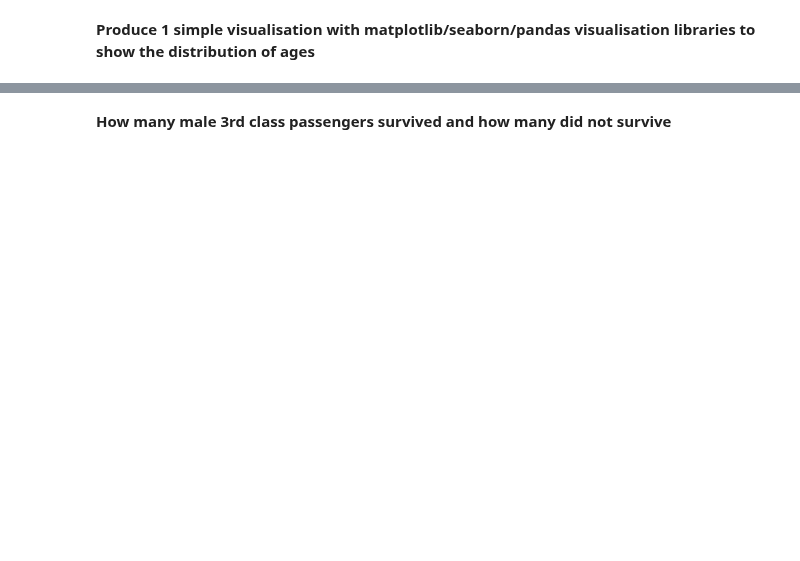
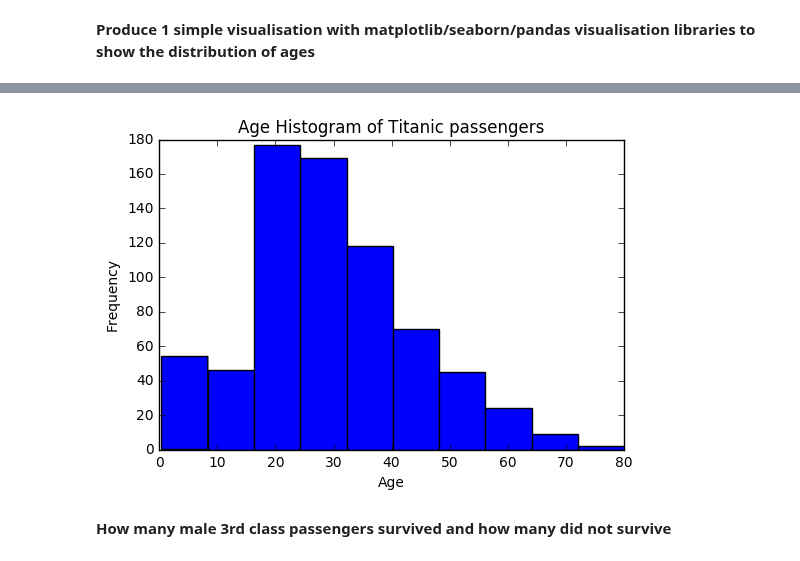
Before and after one commit to alasdaird/SYD_DAT_6, a Jupyter notebook: homework/Homework2_muhsinkarim.ipynb, the cells around one changed output, grey strips where cells are left out. Cells and saved outputs as stored; diff of their text form; code cells hidden in the pictures; blank space fills up the shorter version.

```diff
--- a/homework/Homework2_muhsinkarim.ipynb
+++ b/homework/Homework2_muhsinkarim.ipynb
@@ -118,2 +50,16 @@ IndentationError: unexpected indent (<ipython-input-16-416b478fca7c>, line 8)
+# %%
+%matplotlib inline
+
+import numpy as np
+import matplotlib.pyplot as plt
+
+## matplotlib
+plt.hist(titanic.Age[~np.isnan(titanic.Age)])
+plt.title("Age Histogram of Titanic passengers")
+plt.xlabel("Age")
+plt.ylabel("Frequency")
+plt.show()
+# %% [output]
+[figure, added]
 # %% [markdown]
 **How many male 3rd class passengers survived and how many did not survive**
```
Also changed, not shown: parts of 15 cells of this notebook, 2 other files.
